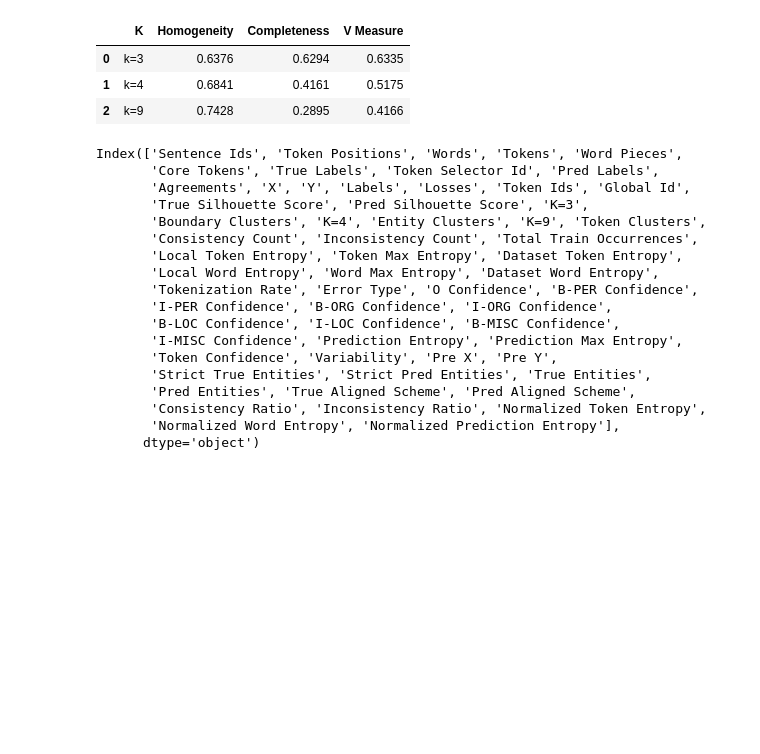
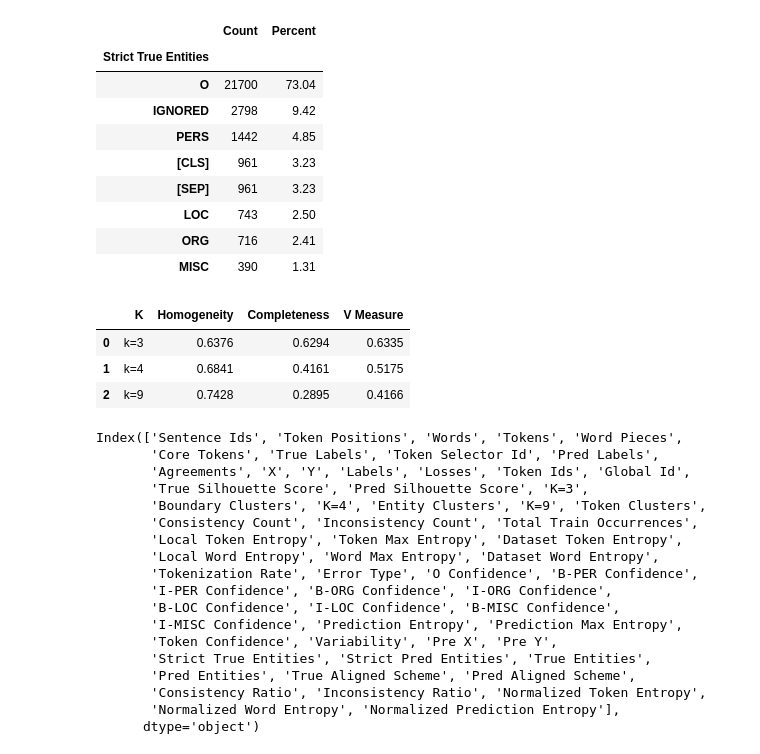
Before and after one commit to ay94/deformar-dashboard, a Jupyter notebook: notebooks/validations/data_validation.ipynb, the cells around one changed output. Cells and saved outputs as stored; diff of their text form; code cells hidden in the pictures; blank space fills up the shorter version.

Commit message:
decision boundary analysis chaniges

```diff
--- a/notebooks/validations/data_validation.ipynb
+++ b/notebooks/validations/data_validation.ipynb
@@ -73,6 +73,34 @@ entity_strict_confusion_data = ar.entity_strict_confusion_data
 
 entity_strict_report = ar.entity_strict_report
 kmeans_results = ar.kmeans_results
+# %%
+df = analysis_data[['Strict True Entities', 'Strict Pred Entities', 'True Entities',
+       'Pred Entities', 'True Aligned Scheme', 'Pred Aligned Scheme',]]
+# %%
+def custom_summary(df, cols):
+    summary = {}
+    for col in cols:
+        counts = df[col].value_counts()
+        percents = df[col].value_counts(normalize=True) * 100
+        summary[col] = pd.DataFrame({'Count': counts, 'Percent': percents.round(2)})
+    return summary
+
+summary = custom_summary(analysis_data, [
+    'Strict True Entities', 'Strict Pred Entities',
+    'True Entities', 'Pred Entities'
+])
+summary['Strict True Entities']  # or loop through all
+# %% [output]
+|  | Count | Percent |
+| Strict True Entities |  |  |
+| O | 21700 | 73.04 |
+| IGNORED | 2798 | 9.42 |
+| PERS | 1442 | 4.85 |
+| [CLS] | 961 | 3.23 |
+| [SEP] | 961 | 3.23 |
+| LOC | 743 | 2.50 |
+| ORG | 716 | 2.41 |
+| MISC | 390 | 1.31 |
 # %%
 kmeans_results
 # %% [output]
```
Also changed, not shown: parts of 3 cells of this notebook, 10 other files.
